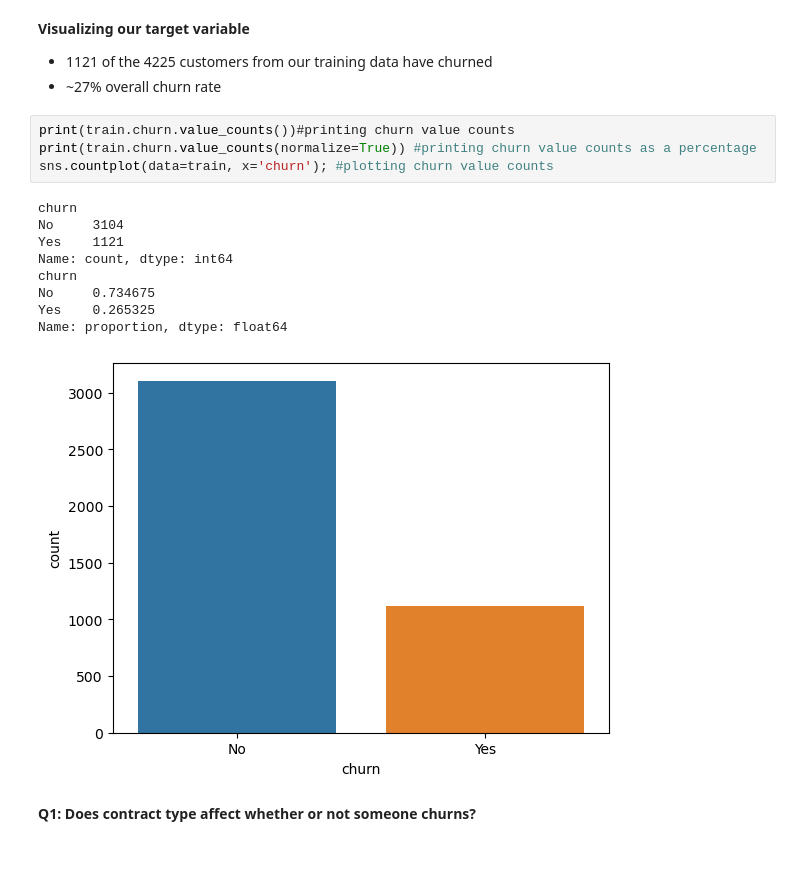
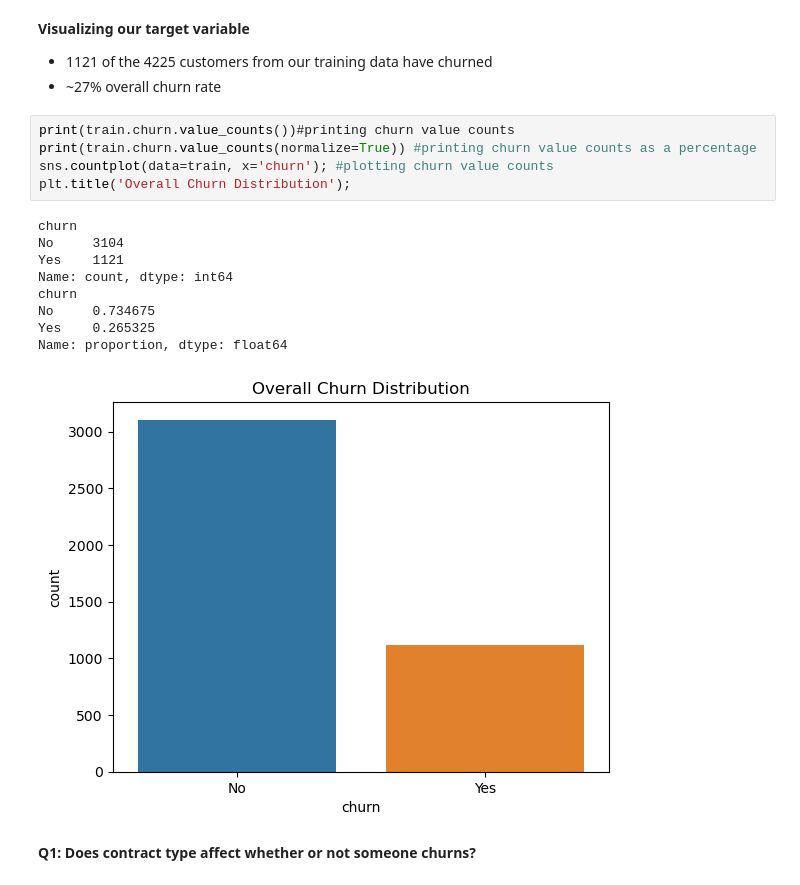
Before and after one commit to RyanPoole85/telco_classification_project, a Jupyter notebook: Final_Report.ipynb, the cells around one changed output. Saved outputs shown, nothing was run; the diff lists cells and outputs as text; blank space fills up the shorter version.

```diff
--- a/Final_Report.ipynb
+++ b/Final_Report.ipynb
@@ -129,17 +108,18 @@ print(test.shape)
 # %%
 print(train.churn.value_counts())#printing churn value counts
 print(train.churn.value_counts(normalize=True)) #printing churn value counts as a percentage
 sns.countplot(data=train, x='churn'); #plotting churn value counts
+plt.title('Overall Churn Distribution');
 # %% [output]
 churn
 No     3104
 Yes    1121
 Name: count, dtype: int64
 churn
 No     0.734675
 Yes    0.265325
 Name: proportion, dtype: float64
-[figure, old version]
+[figure, new version]
 # %% [markdown]
 **Q1: Does contract type affect whether or not someone churns?**
 # %% [markdown]
```
Also changed, not shown: parts of 20 cells of this notebook, 1 other file.
